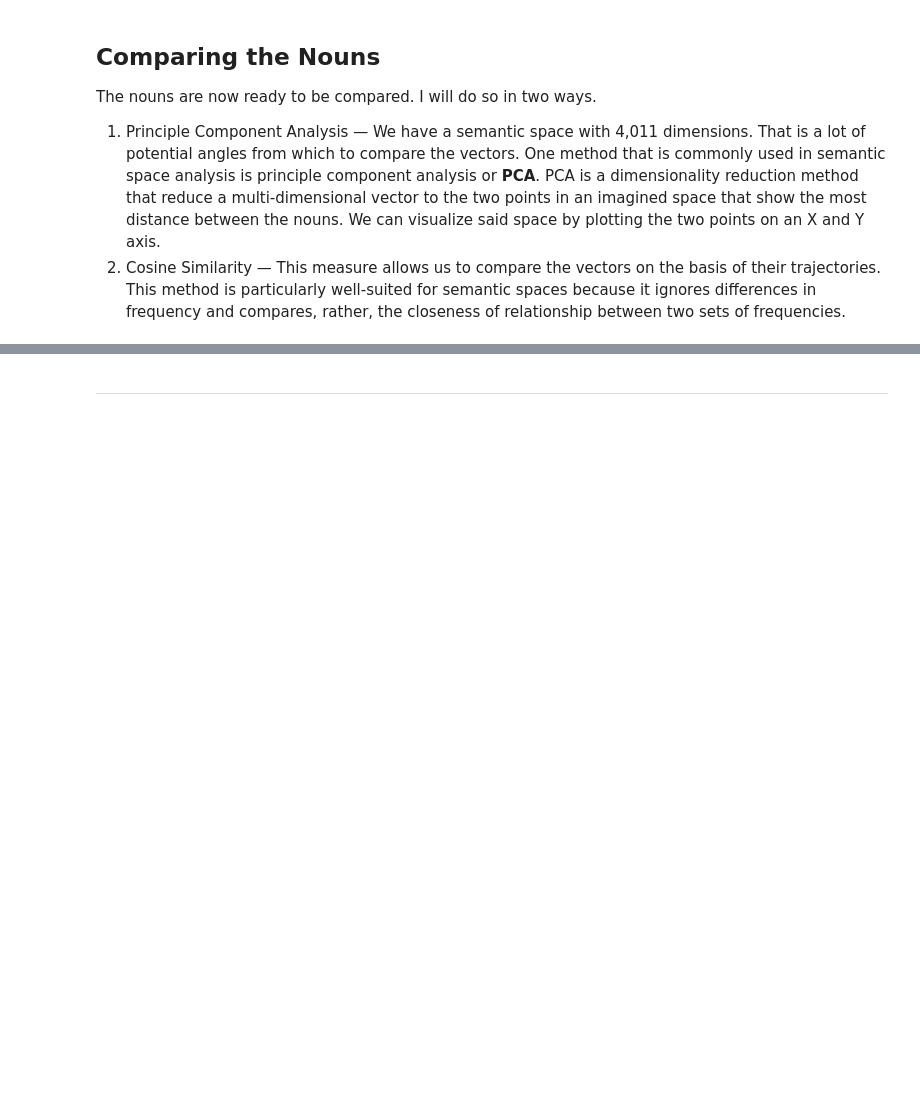
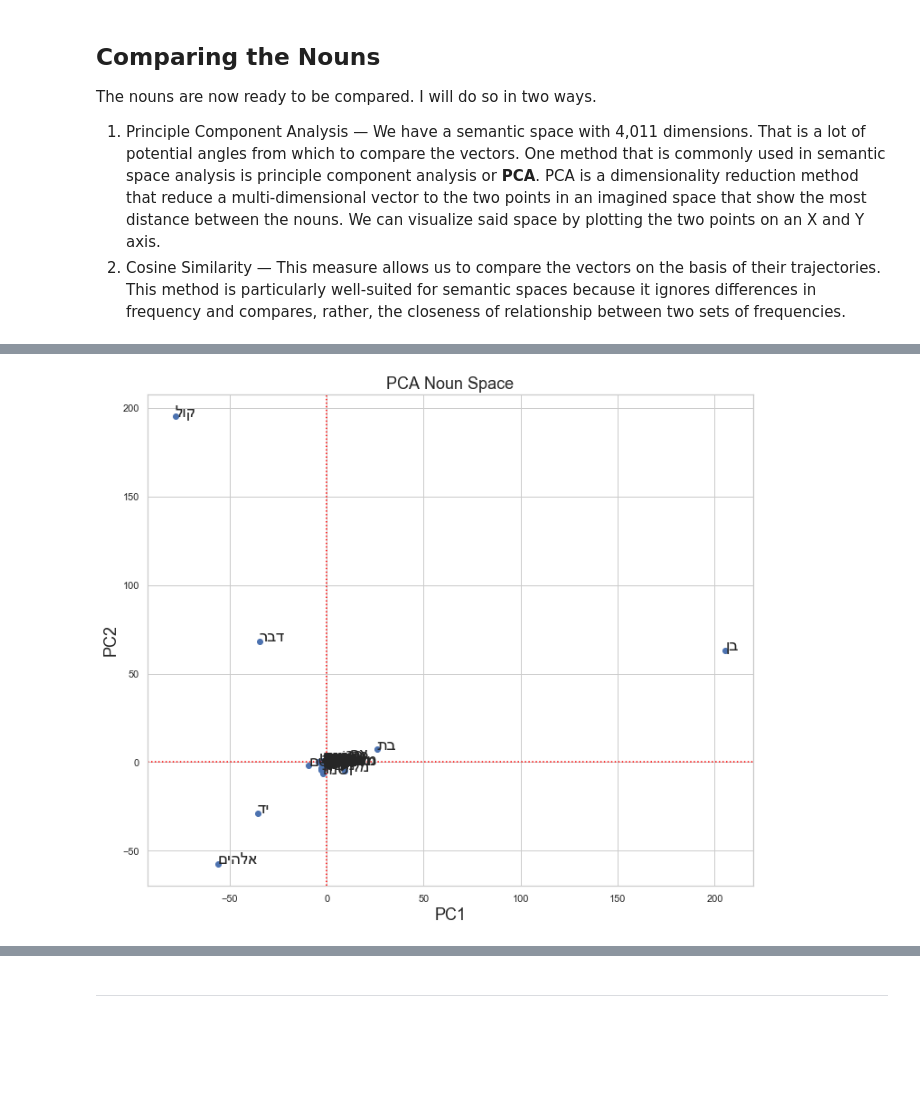
Before and after one commit to codykingham/noun_semantics, a Jupyter notebook: analysis/noun_semantics.ipynb, the cells around one changed output, grey strips where cells are left out. Saved outputs shown, nothing was run; the diff lists cells and outputs as text; code cells hidden in the pictures; blank space fills up the shorter version.

Commit message:
add new PCA plots

```diff
--- a/analysis/noun_semantics.ipynb
+++ b/analysis/noun_semantics.ipynb
@@ -576,0 +579,42 @@ The nouns are now ready to be compared. I will do so in two ways.
+# %%
+pca = PCA(3) # PCA with 3 principal components
+pca_nouns = pca.fit_transform(fishertransf.T.values) # get coordinates
+
+def plot_PCA(pca_nouns, zoom=tuple()):
+    '''
+    Plots a PCA noun space.
+    Function is useful for presenting various zooms on the data.
+    '''
+
+    # plot coordinates
+    plt.figure(figsize=(12, 10))
+    plt.scatter(pca_nouns[:, 0], pca_nouns[:, 1])
+
+    if zoom:
+        xmin, xmax, ymin, ymax = zoom
+        plt.xlim(xmin, xmax)
+        plt.ylim(ymin, ymax)
+
+    plt.title('PCA Noun Space', size=18)
+    plt.xlabel('PC1', size=18)
+    plt.ylabel('PC2', size=18)
+    plt.axhline(color='red', linestyle=':')
+    plt.axvline(color='red', linestyle=':')
+
+    # annotate points
+    noun_lexs = [f'{reverse_hb(F.lex_utf8.v(counts.target2node[n]))}' for n in fishertransf.columns]
+    for i, noun in enumerate(noun_lexs):
+        x, y = pca_nouns[i, 0], pca_nouns[i, 1]
+
+        if zoom: # avoid annotating outside of field of view (makes plot small)
+            if any([x < xmin, x > xmax,
+                    y < ymin, y > ymax]):
+                continue
+
+        plt.annotate(noun, xy=(x, y), size='18')
+
+    plt.show()
+
+plot_PCA(pca_nouns)
+# %% [output]
+[figure, added]
```
Also changed, not shown: parts of 14 cells of this notebook.
